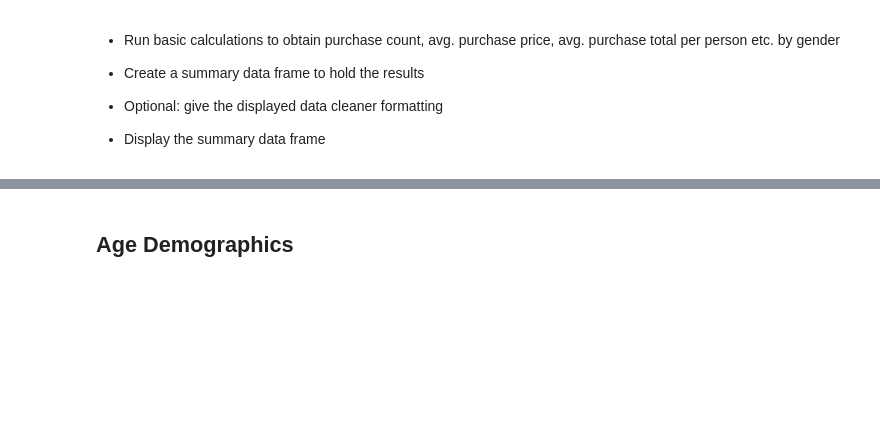
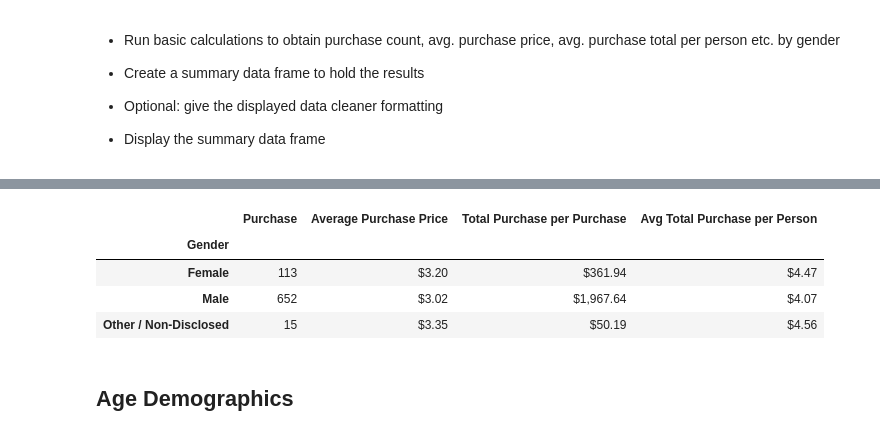
Before and after one commit to Jackelyneg/PandasChallenge, a Jupyter notebook: HeroesOfPymoli_starter.ipynb, the cells around one changed output, grey strips where cells are left out. Cells and saved outputs as stored; diff of their text form; code cells hidden in the pictures; blank space fills up the shorter version.

```diff
--- a/HeroesOfPymoli_starter.ipynb
+++ b/HeroesOfPymoli_starter.ipynb
@@ -74,0 +69,5 @@ summary_table
+# %%
+#Group by Gender
+purchase_gender = purchase_data.groupby('Gender')
+#Unique 'SN'values
+gender_count= purchase_gender.nunique()['SN']
@@ -98,3 +105,29 @@ summary_table
+# %%
+#Group by Gender and Price, place a count
+gender_price =purchase_data.groupby(['Gender'])['Price'].count()
+#Group by Gender and price average
+gender_average = purchase_data.groupby(['Gender'])['Price'].mean()
+#Group by Gender and Price sum
+gender_total = purchase_data.groupby(['Gender'])['Price'].sum()
+#average per person
+average_person = gender_total/gender_count
+# %%
+#Place values into a dataframe
+purchase_analysis = pd.DataFrame({'Purchase':gender_price,
+                                  'Average Purchase Price':gender_average,
+                                  'Total Purchase per Purchase':gender_total,
+                                 'Avg Total Purchase per Person':average_person})
+#format 2 decimal place
+pd.options.display.float_format= "${:,.2f}".format
+purchase_analysis
+
+#Resource:https://www.kite.com/python/answers/how-to-display-float-values-in-a-pandas-dataframe-to-two-decimal-places-in-python#:~:text=Use%20pandas.&text=float_format%20to%20%22%7B%3A%2C.,values%20to%20two%20decimal%20places.
+# %% [output]
+|  | Purchase | Average Purchase Price | Total Purchase per Purchase | Avg Total Purchase per Person |
+| Gender |  |  |  |  |
+| Female | 113 | $3.20 | $361.94 | $4.47 |
+| Male | 652 | $3.02 | $1,967.64 | $4.07 |
+| Other / Non-Disclosed | 15 | $3.35 | $50.19 | $4.56 |
 # %% [markdown]
 ## Age Demographics
 # %% [markdown]
```
Also changed, not shown: parts of 15 cells of this notebook.
